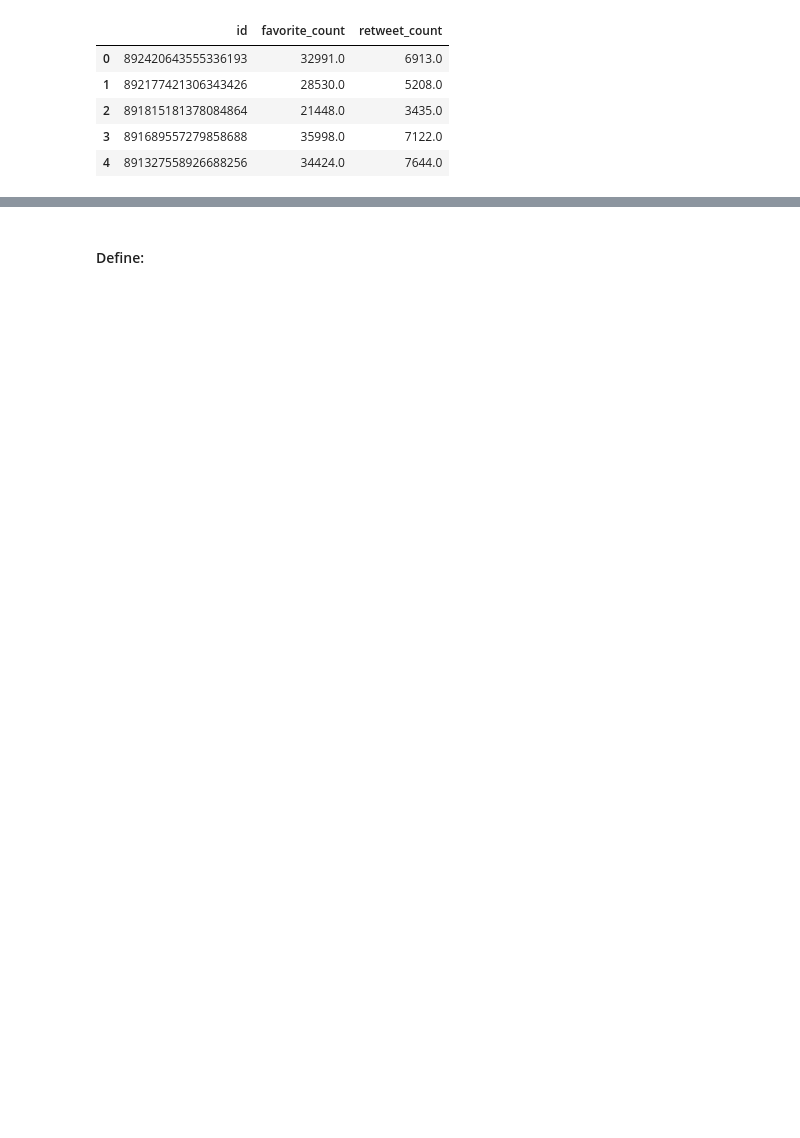
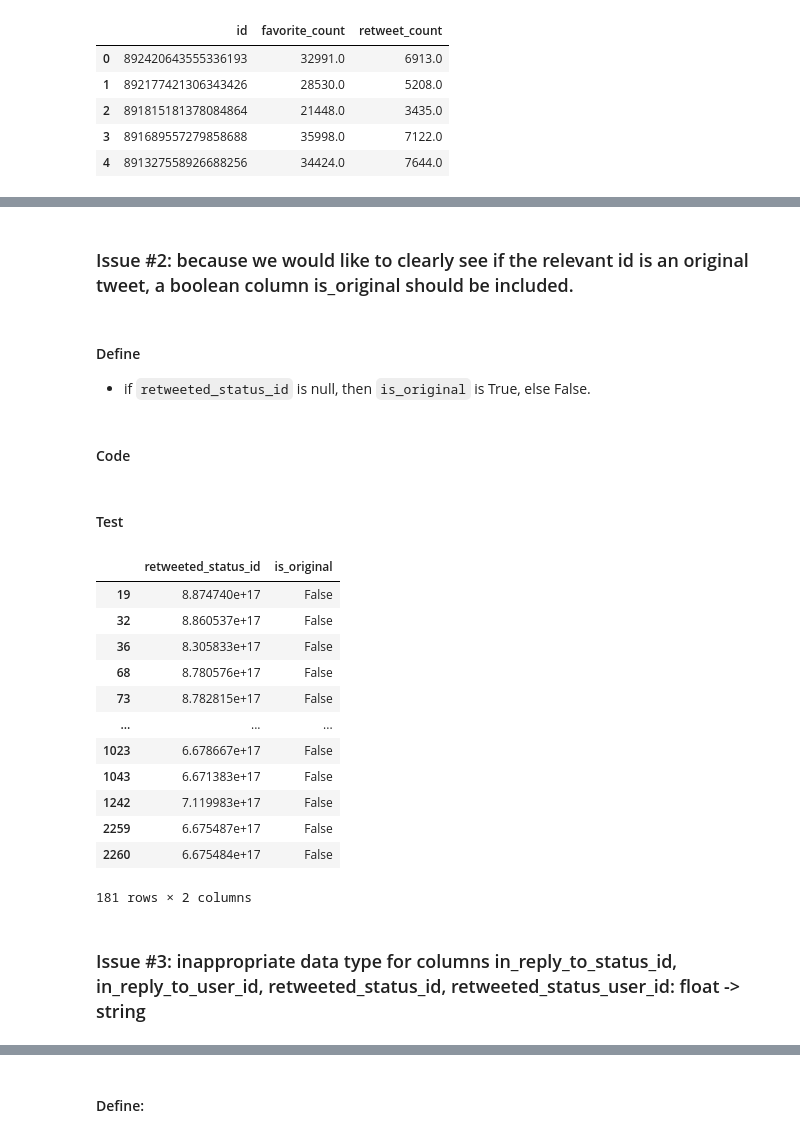
Before and after one commit to nadavoved/dog_data_wrangling, a Jupyter notebook: wrangle_act.ipynb, the cells around one changed output, grey strips where cells are left out. Saved outputs shown, nothing was run; the diff lists cells and outputs as text; code cells hidden in the pictures; blank space fills up the shorter version.

```diff
--- a/wrangle_act.ipynb
+++ b/wrangle_act.ipynb
@@ -242,0 +255,10 @@ In this section, clean **all** of the issues you documented while assessing.
+# %%
+val =  'https://twitter.com/dog_rates/status/' + archive_copy['tweet_id']
+archive_copy['expanded_urls'] = archive_copy['expanded_urls'].fillna(value=val)
+# %%
+val = 'https://twitter.com/dog_rates/status/' + archive_copy['tweet_id']
+archive_copy['expanded_urls'] = archive_copy['expanded_urls'].fillna(value=val)
+# %%
+mask = ~archive_copy['expanded_urls'].str.contains(r'https://twitter.com/dog_rates/status/\d+')
+missing_locs = archive_copy[mask].index # useful for later testing
+archive_copy.loc[missing_locs, 'expanded_urls'] += ',' + val
@@ -242,0 +275,29 @@ In this section, clean **all** of the issues you documented while assessing.
+# %% [markdown]
+### Issue #2: because we would like to clearly see if the relevant id is an original tweet, a boolean column is_original should be included.
+# %% [markdown]
+#### Define
+- if `retweeted_status_id` is null, then `is_original` is True, else False.
+# %% [markdown]
+#### Code
+# %%
+archive_copy['is_original'] = archive_copy['retweeted_status_id'].isna()
+# %% [markdown]
+#### Test
+# %%
+archive_copy[['retweeted_status_id', 'is_original']][~archive_copy['retweeted_status_id'].isna()]
+# %% [output]
+|  | retweeted_status_id | is_original |
+| 19 | 8.874740e+17 | False |
+| 32 | 8.860537e+17 | False |
+| 36 | 8.305833e+17 | False |
+| 68 | 8.780576e+17 | False |
+| 73 | 8.782815e+17 | False |
+| ... | ... | ... |
+| 1023 | 6.678667e+17 | False |
+| 1043 | 6.671383e+17 | False |
+| 1242 | 7.119983e+17 | False |
+| 2259 | 6.675487e+17 | False |
+| 2260 | 6.675484e+17 | False |
+181 rows × 2 columns
+# %% [markdown]
+### Issue #3: inappropriate data type for columns in_reply_to_status_id, in_reply_to_user_id, retweeted_status_id, retweeted_status_user_id: float -> string
```
Also changed, not shown: parts of 118 cells of this notebook, 12 other files.
